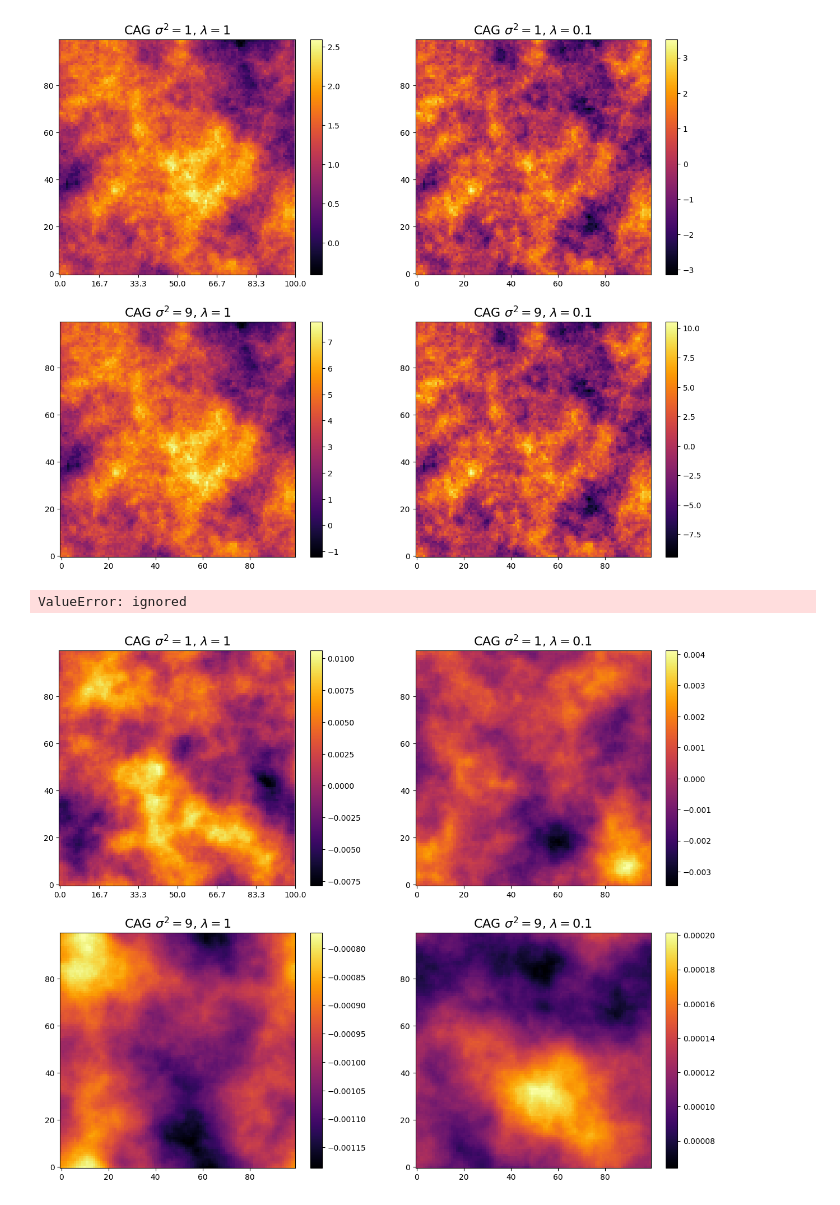
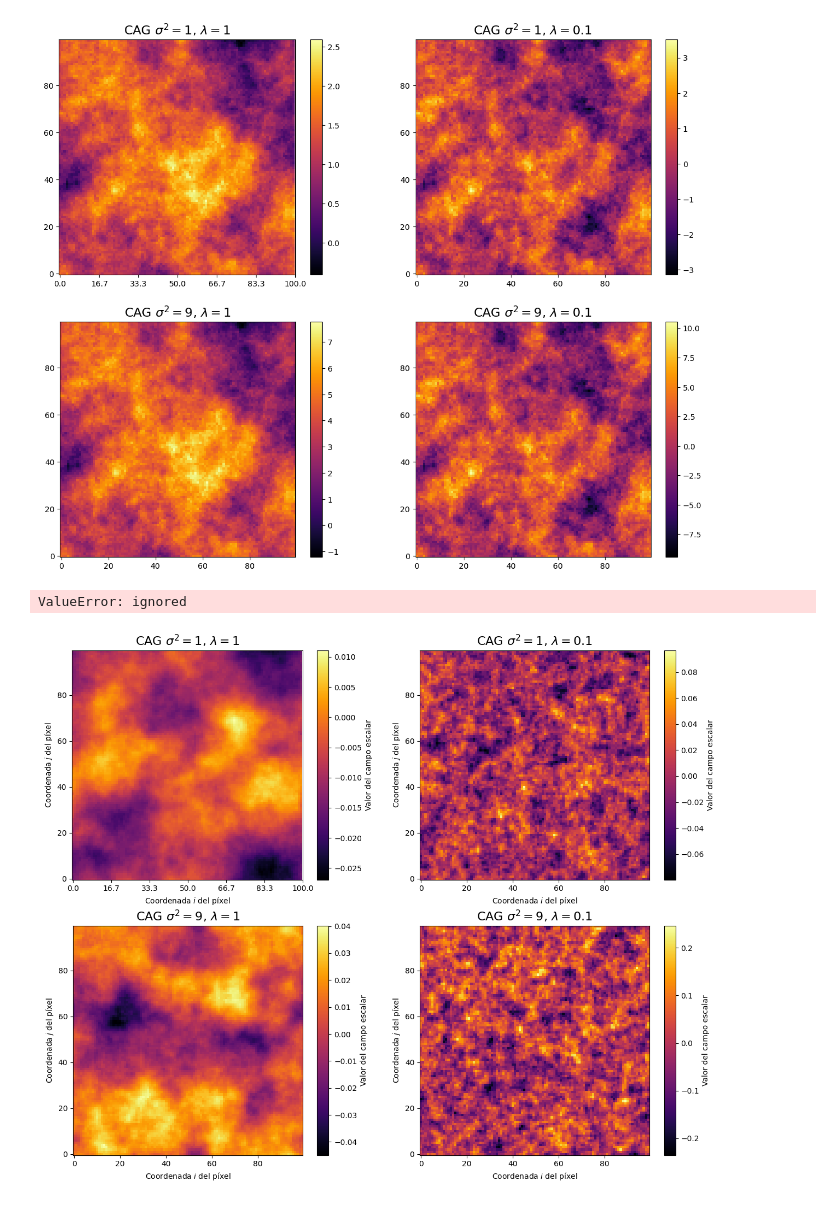
Before and after one commit to lagarcian/ProyectodeGradoLuisGarcia, a Jupyter notebook: Campos_Aleatorios_Gaussianos_a_partir_de_EDPE.ipynb, the cells around one changed output. Cells and saved outputs as stored; diff of their text form; code cells hidden in the pictures.

```diff
--- a/Campos_Aleatorios_Gaussianos_a_partir_de_EDPE.ipynb
+++ b/Campos_Aleatorios_Gaussianos_a_partir_de_EDPE.ipynb
@@ -33,11 +33,11 @@ def u_ma(x, y):
      #Primero escribimos la solución manufacturada u_ma
     return a*np.sin(x)*np.sin(y)
 #Debe regresar un número aleatorio. Gaussiano. y esto multiplicarlo por a=1/k^2 y ajustar la ecuación diferencial y que va a ser k^2 np.randn
-def f(x, y, a, sigma=1):
-     #Aqui hallamos las f(x,y,a) para poder escribirla y usarla como solución la ecucación diferencial
-    return No*sigma*(la**(d/2))*np.random.randn()*a# Ruido blanco estandarizado  multiplicado por las constantes
+def f(x, y, la, sigma=1):
+        #Aqui hallamos las f(x,y,a) para poder escribirla y usarla como solución la ecucación diferencial
+    return No*sigma*(la**(-2+d/2))*np.random.randn()# Ruido blanco estandarizado  multiplicado por las constantes
 
-def get_A_b(n, la, sigma2=1):
+def get_A_b(n, la=1, sigma2=1):
     if n <= 0:
         raise ValueError("n debe ser mayor que 0")
 
@@ -86,7 +86,7 @@ def get_A_b(n, la, sigma2=1):
             A[index_c, index_b] = -1
             A[index_c, index_t] = -1
 
-            B[index_c] = h ** 2 * f(xi, yj, a, sigma)
+            B[index_c] = h ** 2 * f(xi, yj, la, sigma)
 
     # print(A)
     #U = np.linalg.solve(A,B)
@@ -236,7 +245,7 @@ M = 100
 #Aqui vemos los distintos campos gaussianos variando sigma^2 y lambda
 
 positions = np.linspace(0,M,7)
-labels = np.linspace(0,1,3)
+labels = np.linspace(0,1,4)
 fig, ax = plt.subplots(2,2, figsize=(15, 12))
 im = ax[0,0].imshow(GRF(M, 1, 1).T, origin='lower', cmap='inferno')
 ax[0,0].set_title(r'CAG $\sigma^2 = 1$, $\lambda=1$', fontsize=16)
@@ -266,35 +275,51 @@ ValueError: ignored
 # %%
 n = 100
 
 #Aqui vemos los distintos campos gaussianos variando sigma^2 y lambda
 positions = np.linspace(0,n,7)
-labels = np.linspace(0,1,7)
+labels = np.linspace(0,1,3)
 fig, ax = plt.subplots(2,2, figsize=(15, 12))
 im = ax[0,0].imshow(get_A_b(n, 1, 1).T, origin='lower', cmap='inferno')
 ax[0,0].set_title(r'CAG $\sigma^2 = 1$, $\lambda=1$', fontsize=16)
-fig.colorbar(im, ax = ax[0,0])
+#Etiquetas
+fig.colorbar(im, ax = ax[0,0], label='Valor del campo escalar')
+ax[0, 0].set_xlabel('Coordenada $i$ del píxel')
+ax[0, 0].set_ylabel('Coordenada $j$ del píxel')
 
-im = ax[0,1].imshow(get_A_b(n, 1, 0.1).T, origin='lower' , cmap='inferno')
+
+im = ax[0,1].imshow(get_A_b(n, 0.1, 1).T, origin='lower' , cmap='inferno')
 ax[0,1].set_title(r'CAG $\sigma^2 = 1$, $\lambda=0.1$', fontsize=16)
-fig.colorbar(im, ax = ax[0,1])
+#Etiquetas
+fig.colorbar(im, ax = ax[0,1], label='Valor del campo escalar')
+ax[0, 1].set_xlabel('Coordenada $i$ del píxel')
+ax[0, 1].set_ylabel('Coordenada $j$ del píxel')
 
-im = ax[1,0].imshow(get_A_b(n, 9, 1).T, origin='lower', cmap='inferno')
+
+im = ax[1,0].imshow(get_A_b(n, 1, 9).T, origin='lower', cmap='inferno')
 ax[1,0].set_title(r'CAG $\sigma^2 = 9$, $\lambda=1$', fontsize=16)
-fig.colorbar(im, ax = ax[1,0])
+#Etiquetas
+fig.colorbar(im, ax = ax[1,0], label='Valor del campo escalar')
+ax[1, 0].set_xlabel('Coordenada $i$ del píxel')
+ax[1, 0].set_ylabel('Coordenada $j$ del píxel')
 
-im = ax[1,1].imshow(get_A_b(n, 9, 0.1).T, origin='lower', cmap='inferno')
+
+im = ax[1,1].imshow(get_A_b(n, 0.1, 9).T, origin='lower', cmap='inferno')
 ax[1,1].set_title(r'CAG $\sigma^2 = 9$, $\lambda=0.1$', fontsize=16)
-fig.colorbar(im, ax = ax[1,1])
+#Etiquetas
+fig.colorbar(im, ax = ax[1,1], label='Valor del campo escalar')
+ax[1, 1].set_xlabel('Coordenada $i$ del píxel')
+ax[1, 1].set_ylabel('Coordenada $j$ del píxel')
+
 
 for i in [0,1]:
     for j in [0,1]:
         ax[i,j].set_xticks(positions)
         ax[i,j].set_xticklabels(labels)
         ax[i,j].set_yticks(positions)
         ax[i,j].set_yticklabels(labels)
 # %% [output]
 ValueError: ignored
-[figure, old version]
+[figure, new version]
 # %%
 
 
```
Also changed, not shown: parts of 8 cells of this notebook.
